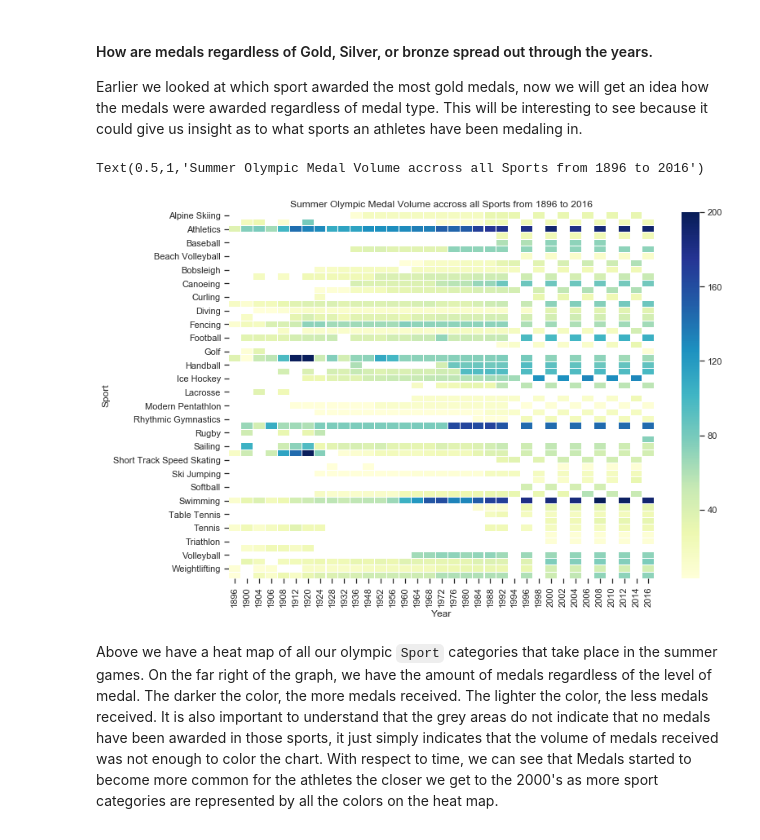
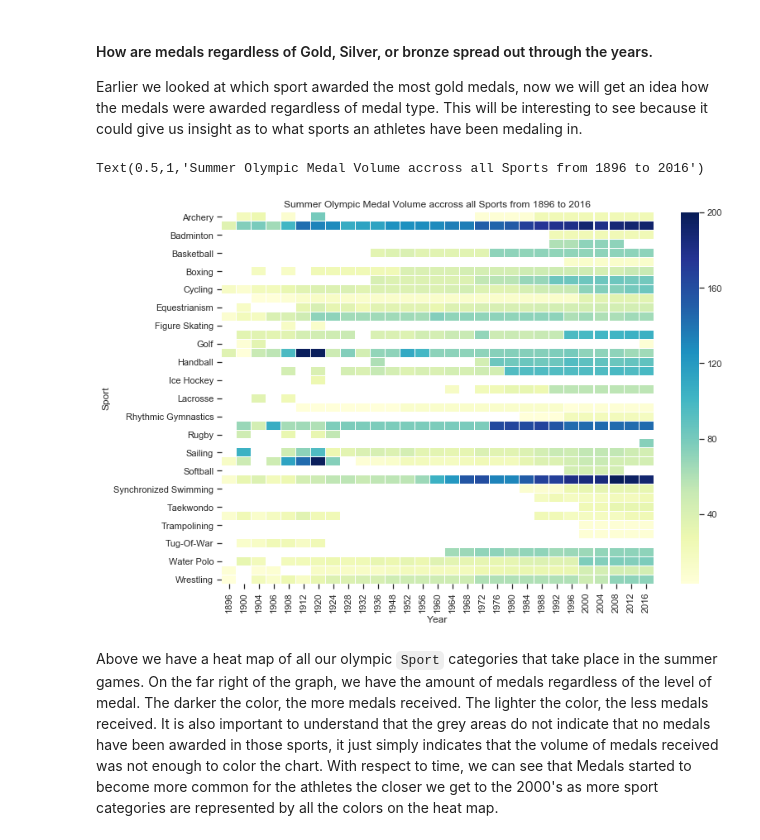
Before and after one commit to i4a/olympics, a Jupyter notebook: LabAssignmentOne.ipynb, the cells around one changed output. Cells and saved outputs as stored; diff of their text form; code cells hidden in the pictures.

Commit message:
fixed heatmap section

```diff
--- a/LabAssignmentOne.ipynb
+++ b/LabAssignmentOne.ipynb
@@ -490,21 +490,21 @@ in the early 1900's.  It would be interesting to see how the BMI changes over th
 
 Earlier we looked at which sport awarded the most gold medals, now we will get an idea how the medals were awarded regardless of medal type. This will be interesting to see because it could give us insight as to what sports an athletes have been medaling in.
 # %%
-medals_data = df[(df.Medal != 'No Medal') & (df.Season != 'winter')]
+medals_data = df[(df.Medal != 'No Medal') & (df.Season != 'Winter')]
 all_medals = medals_data.groupby(['Sport', 'Year'])['Medal'].count()
 
 
 medal_count = all_medals.values
 medals_by_sport = medals_data[['Sport', 'Year', 'Medal']].groupby(['Sport', 'Year'])['Medal'].count()
 mdf = medals_by_sport.reset_index()
 
 mdf['Year'] = mdf['Year'].astype(int)
 
 sns.heatmap(mdf.pivot("Sport", "Year", "Medal"),linewidths=.02, cmap="YlGnBu")
 plt.title("Summer Olympic Medal Volume accross all Sports from 1896 to 2016")
 # %% [output]
 Text(0.5,1,'Summer Olympic Medal Volume accross all Sports from 1896 to 2016')
-[figure, old version]
+[figure, new version]
 # %% [markdown]
 Above we have a heat map of all our olympic `Sport` categories that take place in the summer games. On the far right of the graph, we have the amount of medals regardless of the level of medal. The darker the color, the more medals received. The lighter the color, the less medals received. It is also important to understand that the grey areas do not indicate that no medals have been awarded in those sports, it just simply indicates that the volume of medals received was not enough to color the chart. With respect to time, we can see that Medals started to become more common for the athletes the closer we get to the 2000's as more sport categories are represented by all the colors on the heat map.
 # %% [markdown]
```
Also changed, not shown: parts of 2 cells of this notebook, 1 other file.
